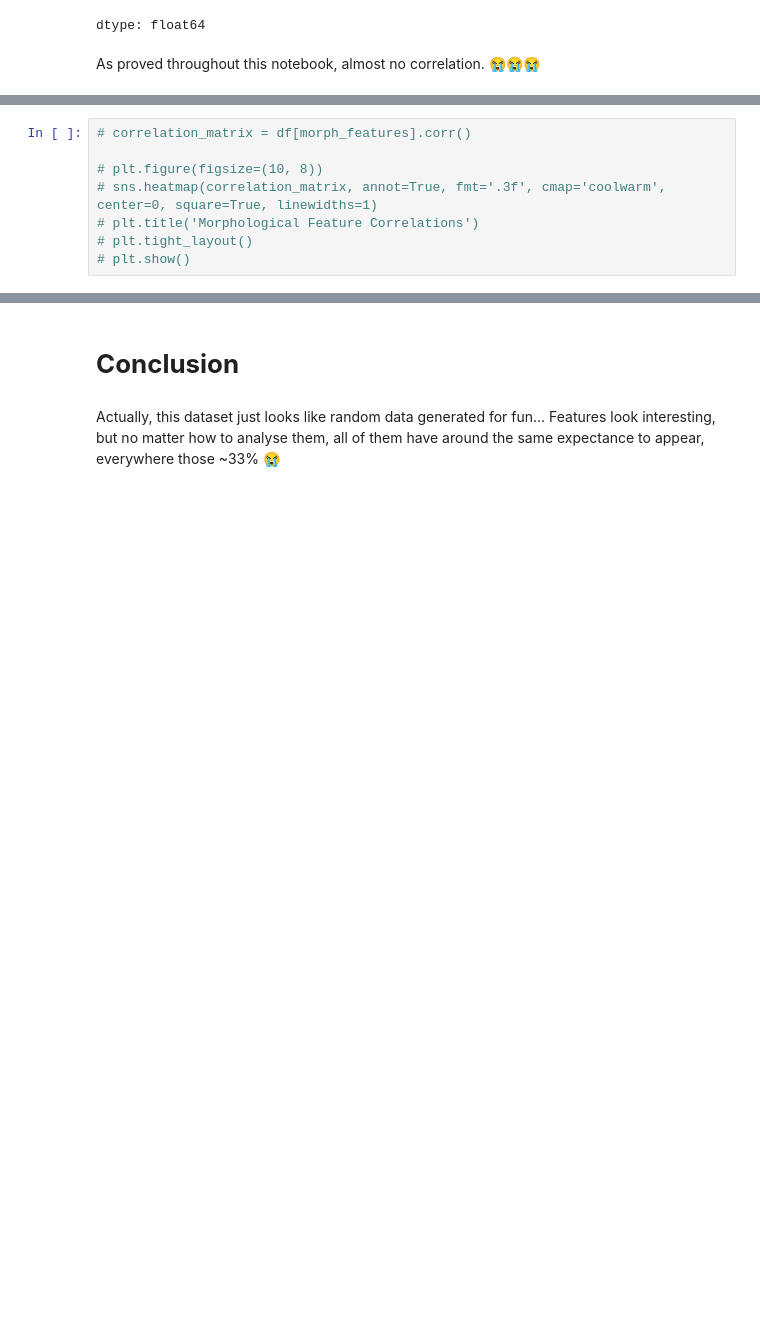
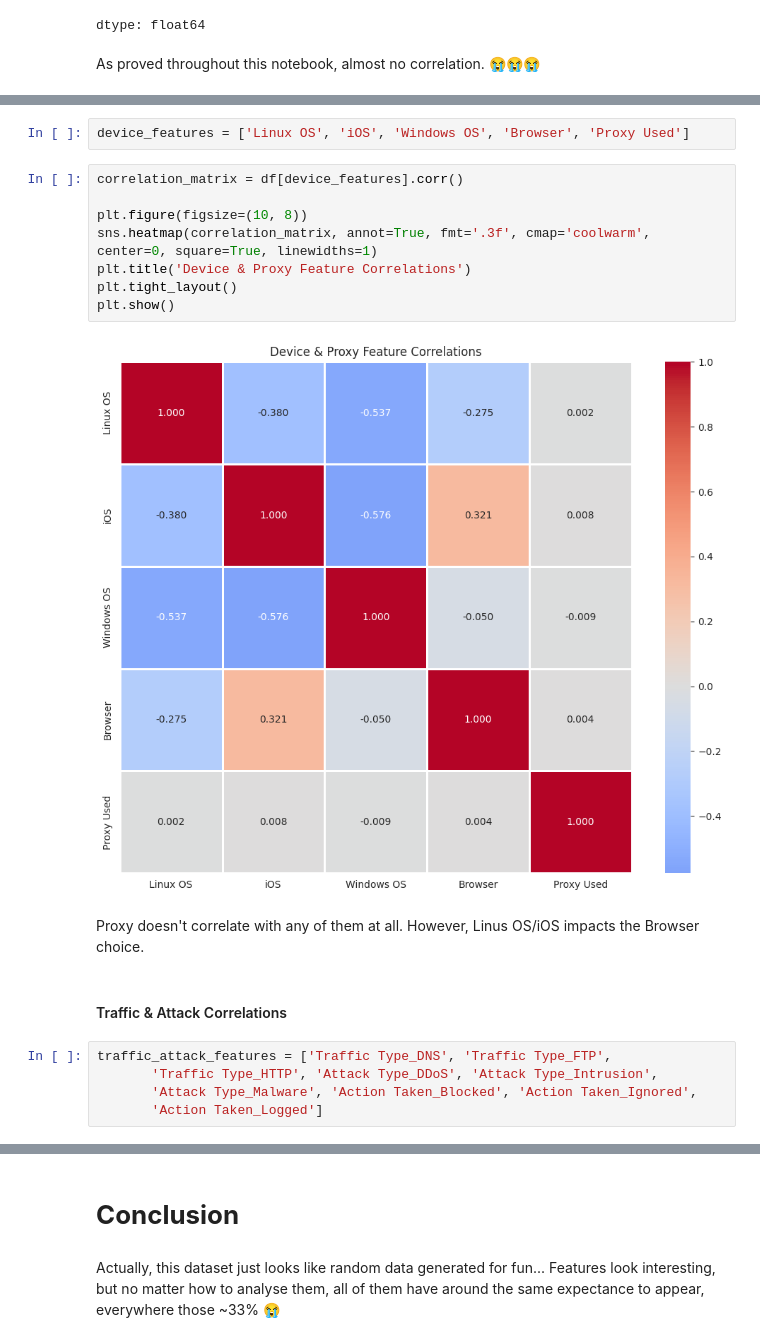
Before and after one commit to Alisizationed/sigmoid-exam, a Jupyter notebook: part_1_eda.ipynb, the cells around one changed output, grey strips where cells are left out. Cells and saved outputs as stored; diff of their text form; blank space fills up the shorter version.

```diff
--- a/part_1_eda.ipynb
+++ b/part_1_eda.ipynb
@@ -824,8 +830,21 @@ As proved throughout this notebook, almost no correlation. 😭😭😭
+# %%
+device_features = ['Linux OS', 'iOS', 'Windows OS', 'Browser', 'Proxy Used']
 # %%
-# correlation_matrix = df[morph_features].corr()
+correlation_matrix = df[device_features].corr()
 
-# plt.figure(figsize=(10, 8))
-# sns.heatmap(correlation_matrix, annot=True, fmt='.3f', cmap='coolwarm', center=0, square=True, linewidths=1)
-# plt.title('Morphological Feature Correlations')
-# plt.tight_layout()
-# plt.show()
+plt.figure(figsize=(10, 8))
+sns.heatmap(correlation_matrix, annot=True, fmt='.3f', cmap='coolwarm', center=0, square=True, linewidths=1)
+plt.title('Device & Proxy Feature Correlations')
+plt.tight_layout()
+plt.show()
+# %% [output]
+[figure, added]
+# %% [markdown]
+Proxy doesn't correlate with any of them at all. However, Linus OS/iOS impacts the Browser choice.
+# %% [markdown]
+#### Traffic & Attack Correlations
+# %%
+traffic_attack_features = ['Traffic Type_DNS', 'Traffic Type_FTP',
+       'Traffic Type_HTTP', 'Attack Type_DDoS', 'Attack Type_Intrusion',
+       'Attack Type_Malware', 'Action Taken_Blocked', 'Action Taken_Ignored',
+       'Action Taken_Logged']
```
Also changed, not shown: parts of 16 cells of this notebook.
